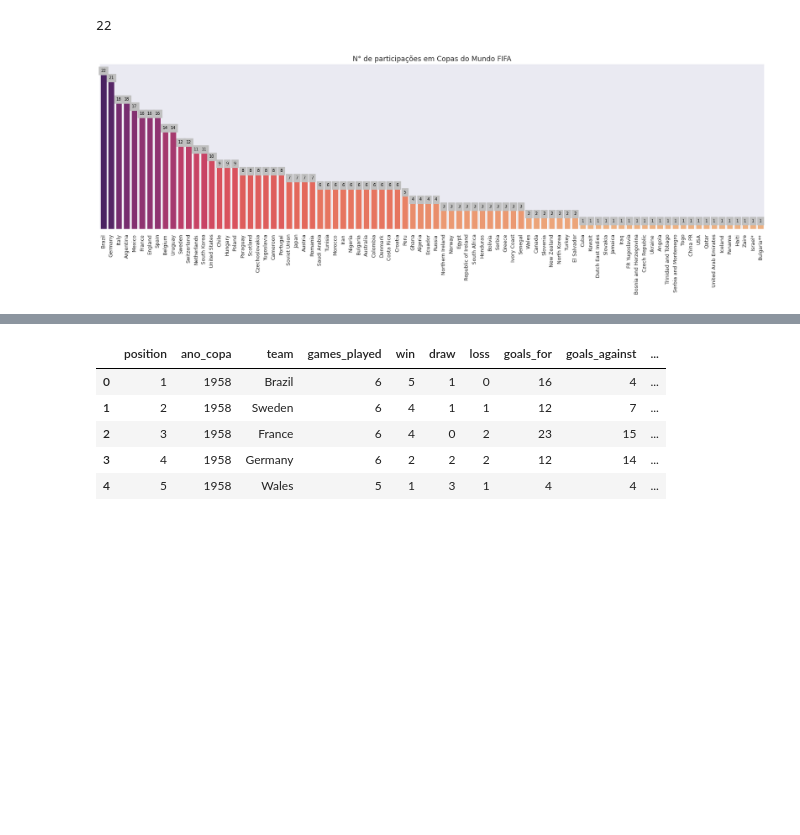
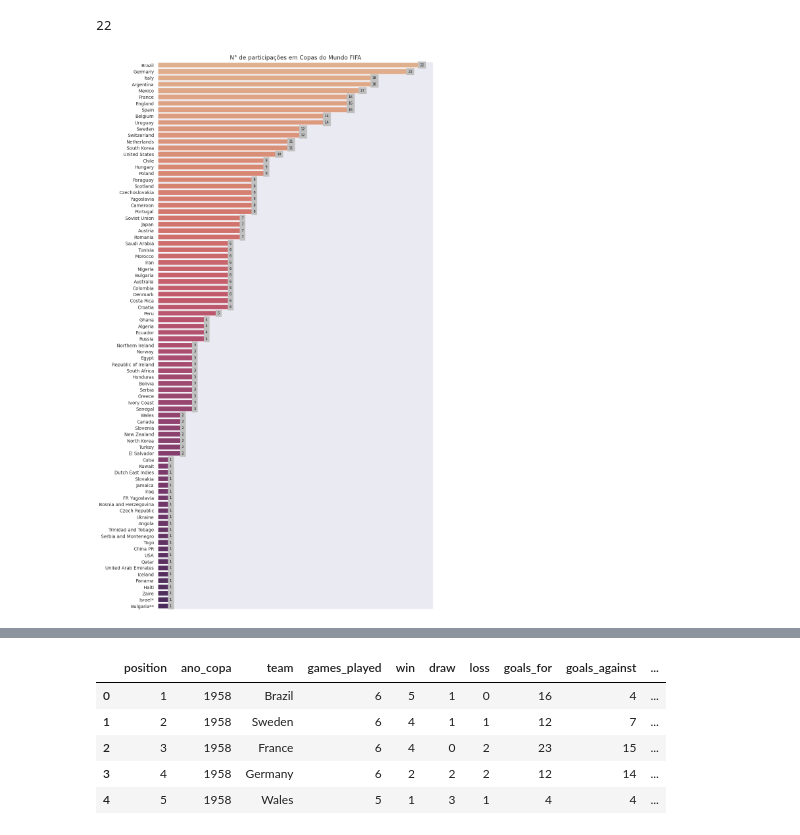
Before and after one commit to LRLeite/Data-Analytics, a Jupyter notebook: Análise Copas do Mundo FIFA/Fifa_World_Cups.ipynb, the cells around one changed output, grey strips where cells are left out. Cells and saved outputs as stored; diff of their text form; code cells hidden in the pictures; blank space fills up the shorter version.

```diff
--- a/Análise Copas do Mundo FIFA/Fifa_World_Cups.ipynb
+++ b/Análise Copas do Mundo FIFA/Fifa_World_Cups.ipynb
@@ -345,36 +359,46 @@ df_copas['ano_copa'].nunique()
 # %% [output]
 22
 # %%
-#Gráfico que mostra o número de participações de cada seleção em Copas do Mundo FIFA
-fig = plt.figure(figsize=(24, 6), dpi = 90)
-sns.set_theme(style="dark")
+#Obter a order das seleções para a plotagem
+team_order = df_copas['team'].value_counts().index
 
-ax = sns.countplot(x = 'team', data = df_copas, order = df_copas['team'].value_counts().index)
+#Cria uma paleta de cores com o mesmo número de cores que o número de seleções
+num_teams = len(team_order)
+colors = sns.color_palette("flare", n_colors = num_teams)
+
+#Cria um dicionário que mapeia cada seleção com a cor correspondente na ordem do ranking
+palette_dict = dict(zip(team_order, colors))
+
+#Tamanho da figura
+fig = plt.figure(figsize = (12, 24), dpi = 90)
+sns.set_theme(style = "dark")
+
+#Configurações do gráfico
+ax = sns.countplot(y = 'team', data = df_copas,
+                   order = team_order,
+                   palette = palette_dict,
+                   hue = 'team',
+                   legend = False)
+
 plt.title('N° de participações em Copas do Mundo FIFA', fontsize = 14)
-y_axis = ax.axes.get_yaxis()
-y_axis.set_visible(False)
-ax.set(xlabel = None)
-plt.setp(ax.get_xticklabels(), rotation = 90, fontsize = 10)
 
-# Get the counts for coloring
-counts = df_copas['team'].value_counts().values
-# Create a colormap
-cmap = plt.colormaps.get_cmap('flare')
-# Normalize the counts to the range of the colormap
-norm = plt.Normalize(counts.min(), counts.max())
+#Remover eixo X
+x_axis = ax.axes.get_xaxis()
+x_axis.set_visible(False)
 
-for i, p in enumerate(ax.patches):
-  _x = p.get_x() + p.get_width() / 2
-  _y = p.get_y() + p.get_height()
-  value = int(p.get_height())
-  ax.text(_x, _y, value, ha = "center",
-  fontsize = 8,
-  color = 'black',
-  backgroundcolor = 'silver')
+#Remover label do eixo y
+ax.set(ylabel = None)
 
-  # Set the color of the bar based on its height
-  p.set_facecolor(cmap(norm(value)))
+#Loop para colocar o rótulo de dados na posição adequada
+for p in ax.patches:
+  _x = p.get_width() #Posiciona ao final da barra
+  _y = p.get_y() + p.get_height() / 2  #Posiciona y no meio da barra
+  value = int(p.get_width())
+  ax.text(_x, _y, value, ha = "left", va = "center",
+          fontsize = 8,
+          color = 'black',
+          backgroundcolor = 'silver')
 
 plt.show()
 # %% [output]
-[figure, old version]
+[figure, new version]
```
Also changed, not shown: parts of 5 cells of this notebook.
